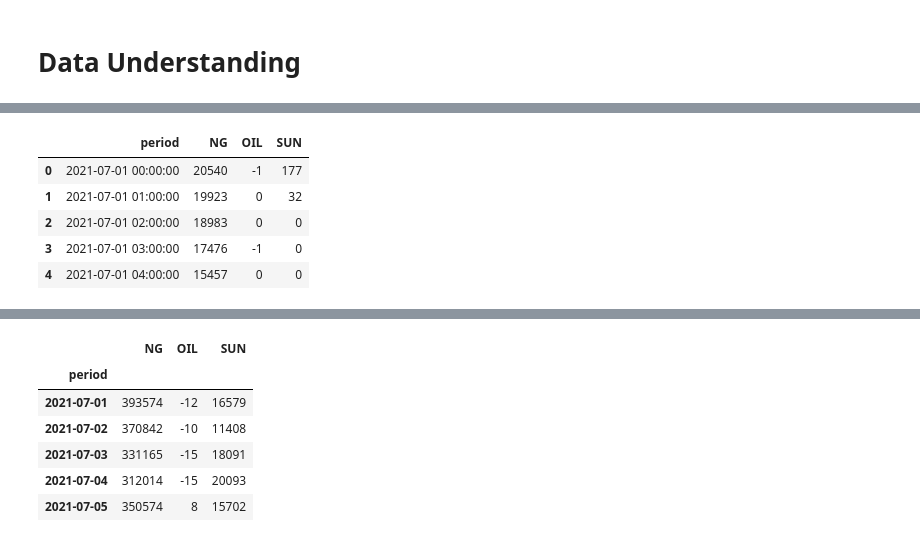
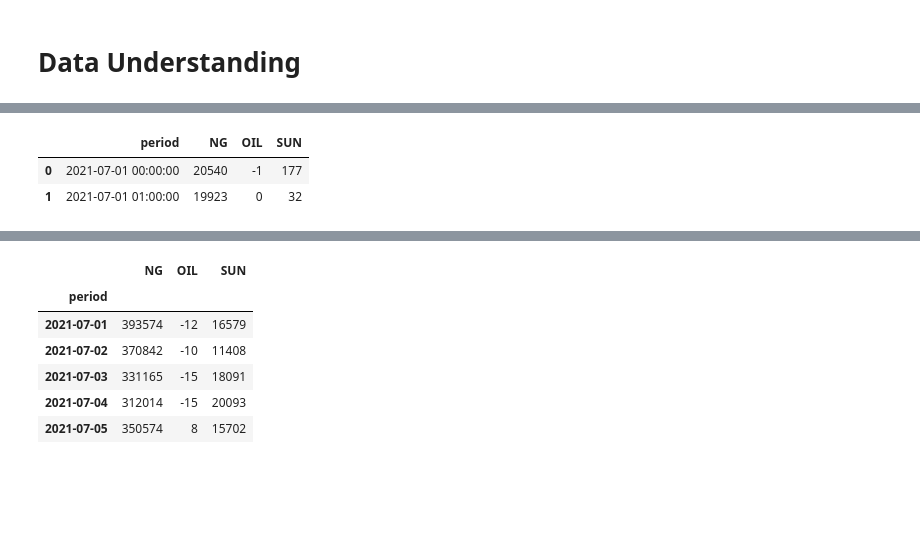
Before and after one commit to cdfurr/Solar-Power, a Jupyter notebook: Notebooks/Notebook_4.ipynb, the cells around one changed output, grey strips where cells are left out. Saved outputs shown, nothing was run; the diff lists cells and outputs as text; code cells hidden in the pictures; blank space fills up the shorter version.

Commit message:
dataframes, PMDArima, FBpropher

```diff
--- a/Notebooks/Notebook_4.ipynb
+++ b/Notebooks/Notebook_4.ipynb
@@ -50,10 +62,7 @@ Data was pulled from `https://www.eia.gov/opendata/index.php`
 # %%
 df = pd.read_csv('../data/df2.csv')
-df.head()
+df.head(2)
 # %% [output]
 |  | period | NG | OIL | SUN |
 | 0 | 2021-07-01 00:00:00 | 20540 | -1 | 177 |
 | 1 | 2021-07-01 01:00:00 | 19923 | 0 | 32 |
-| 2 | 2021-07-01 02:00:00 | 18983 | 0 | 0 |
-| 3 | 2021-07-01 03:00:00 | 17476 | -1 | 0 |
-| 4 | 2021-07-01 04:00:00 | 15457 | 0 | 0 |
```
Also changed, not shown: parts of 187 cells of this notebook, 7 other files.
